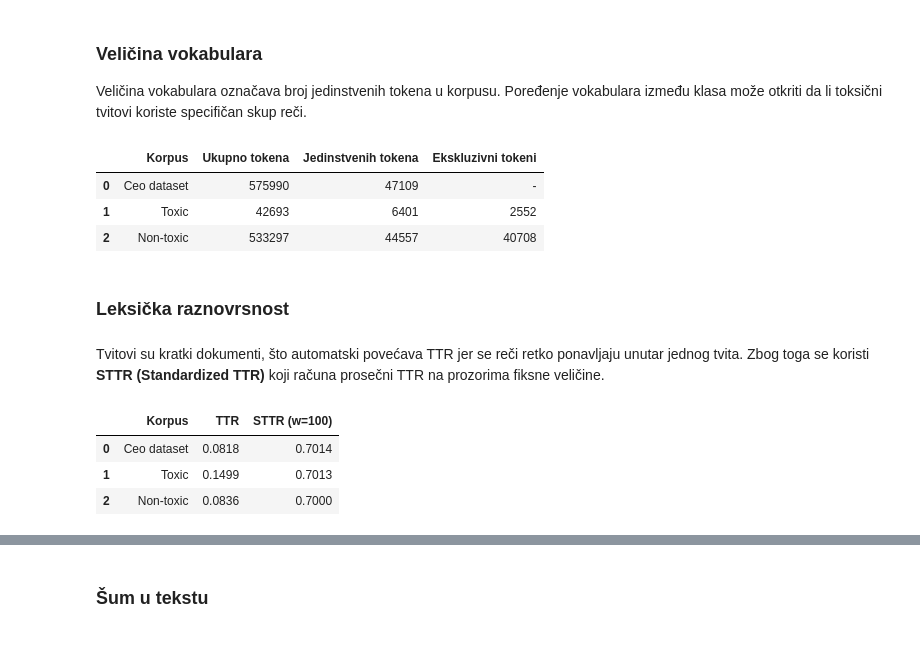
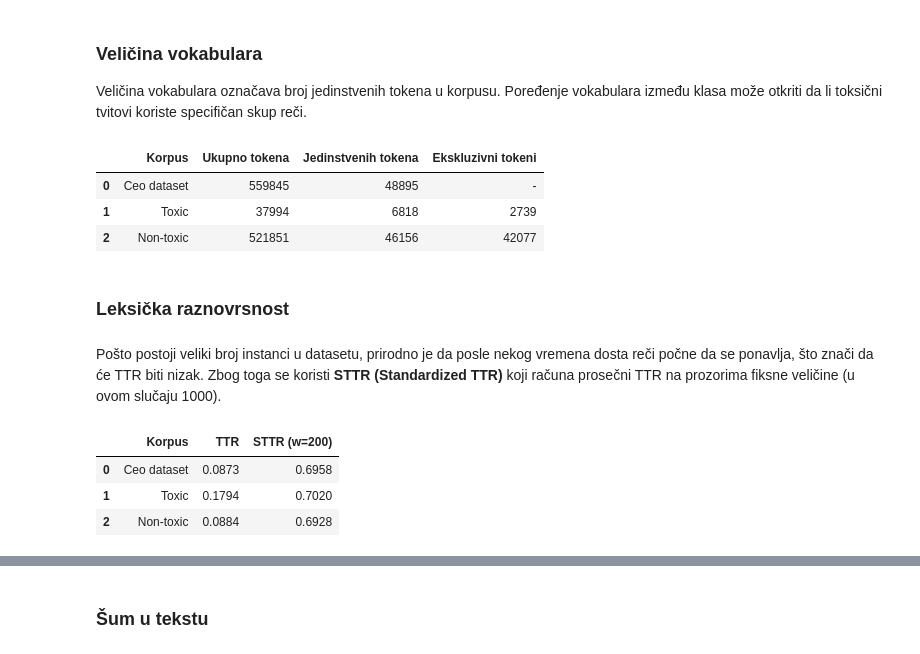
Before and after one commit to paunovicjovan/data-preprocessing-for-ml-2, a Jupyter notebook: Prakticni deo/Toxic Tweets Classification.ipynb, the cells around one changed output, grey strips where cells are left out. Drawn from its saved outputs; the diff is of its cells as text; code cells hidden in the pictures.

```diff
--- a/Prakticni deo/Toxic Tweets Classification.ipynb
+++ b/Prakticni deo/Toxic Tweets Classification.ipynb
@@ -114,6 +98,7 @@ Dužina tvita meri se na dva načina: brojem karaktera i brojem tokena (reči).
 # %%
+tknzr = TweetTokenizer()
 df['char_count'] = df['tweet'].str.len()
-df['token_count'] = df['tweet'].apply(lambda x: len(word_tokenize(str(x))))
+df['token_count'] = df['tweet'].apply(lambda x: len(tknzr.tokenize(str(x))))
 
 stats = df.groupby('label')[['char_count', 'token_count']].agg(['min', 'max', 'mean', 'median'])
 stats.columns = ['_'.join(c) for c in stats.columns]
@@ -160,57 +145,57 @@ plt.show()
 Veličina vokabulara označava broj jedinstvenih tokena u korpusu. Poređenje vokabulara između klasa može otkriti da li toksični tvitovi koriste specifičan skup reči.
 # %%
 def get_vocab(texts):
-    tokens = [t for text in texts for t in word_tokenize(str(text).lower())]
+    tokens = [t for text in texts for t in tknzr.tokenize(str(text).lower())]
     return set(tokens), tokens
 
 toxic_texts    = df[df['label'] == 1]['tweet']
 nontoxic_texts = df[df['label'] == 0]['tweet']
 
-vocab_all,     tokens_all     = get_vocab(df['tweet'])
-vocab_toxic,   tokens_toxic   = get_vocab(toxic_texts)
-vocab_nontox,  tokens_nontox  = get_vocab(nontoxic_texts)
+vocab_all, tokens_all = get_vocab(df['tweet'])
+vocab_toxic, tokens_toxic = get_vocab(toxic_texts)
+vocab_nontox, tokens_nontox = get_vocab(nontoxic_texts)
 
 vocab_stats = pd.DataFrame({
     'Korpus':             ['Ceo dataset', 'Toxic',          'Non-toxic'],
     'Ukupno tokena':      [len(tokens_all), len(tokens_toxic), len(tokens_nontox)],
     'Jedinstvenih tokena':[len(vocab_all),  len(vocab_toxic),  len(vocab_nontox)],
 })
 vocab_stats['Ekskluzivni tokeni'] = [
     '-',
     len(vocab_toxic - vocab_nontox),
     len(vocab_nontox - vocab_toxic)
 ]
 vocab_stats
 # %% [output]
 |  | Korpus | Ukupno tokena | Jedinstvenih tokena | Ekskluzivni tokeni |
-| 0 | Ceo dataset | 575990 | 47109 | - |
-| 1 | Toxic | 42693 | 6401 | 2552 |
-| 2 | Non-toxic | 533297 | 44557 | 40708 |
+| 0 | Ceo dataset | 559845 | 48895 | - |
+| 1 | Toxic | 37994 | 6818 | 2739 |
+| 2 | Non-toxic | 521851 | 46156 | 42077 |
 # %% [markdown]
 ### Leksička raznovrsnost
 # %% [markdown]
-Tvitovi su kratki dokumenti, što automatski povećava TTR jer se reči retko ponavljaju unutar jednog tvita. Zbog toga se koristi **STTR (Standardized TTR)** koji računa prosečni TTR na prozorima fiksne veličine.
+Pošto postoji veliki broj instanci u datasetu, prirodno je da posle nekog vremena dosta reči počne da se ponavlja, što znači da će TTR biti nizak. Zbog toga se koristi **STTR (Standardized TTR)** koji računa prosečni TTR na prozorima fiksne veličine (u ovom slučaju 1000).
 # %%
 def ttr(tokens):
     return len(set(tokens)) / len(tokens) if tokens else 0
 
-def sttr(tokens, window=100):
+def sttr(tokens, window=200):
     chunks = [tokens[i:i+window] for i in range(0, len(tokens) - window + 1, window)]
     return np.mean([ttr(c) for c in chunks]) if chunks else 0
 
 results = []
 for label_val, label_name in [(None, 'Ceo dataset'), (1, 'Toxic'), (0, 'Non-toxic')]:
     texts = df['tweet'] if label_val is None else df[df['label'] == label_val]['tweet']
-    tokens = [t for text in texts for t in word_tokenize(str(text).lower())]
+    tokens = [t for text in texts for t in tknzr.tokenize(str(text).lower())]
     results.append({
         'Korpus': label_name,
         'TTR':  round(ttr(tokens), 4),
-        'STTR (w=100)': round(sttr(tokens, 100), 4)
+        'STTR (w=200)': round(sttr(tokens), 4)
     })
 
 pd.DataFrame(results)
 # %% [output]
-|  | Korpus | TTR | STTR (w=100) |
-| 0 | Ceo dataset | 0.0818 | 0.7014 |
-| 1 | Toxic | 0.1499 | 0.7013 |
-| 2 | Non-toxic | 0.0836 | 0.7000 |
+|  | Korpus | TTR | STTR (w=200) |
+| 0 | Ceo dataset | 0.0873 | 0.6958 |
+| 1 | Toxic | 0.1794 | 0.7020 |
+| 2 | Non-toxic | 0.0884 | 0.6928 |
```
Also changed, not shown: parts of 10 cells of this notebook.
